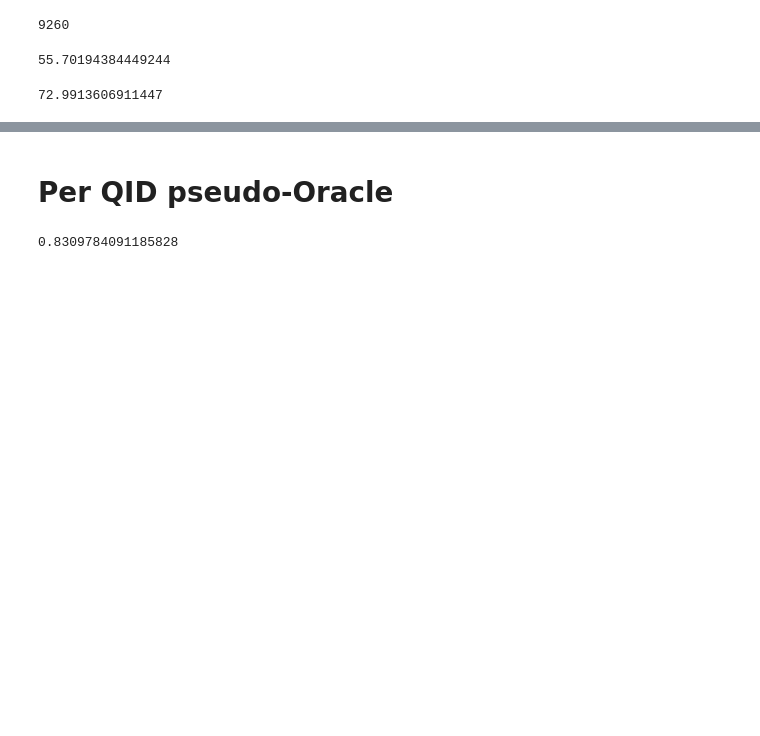
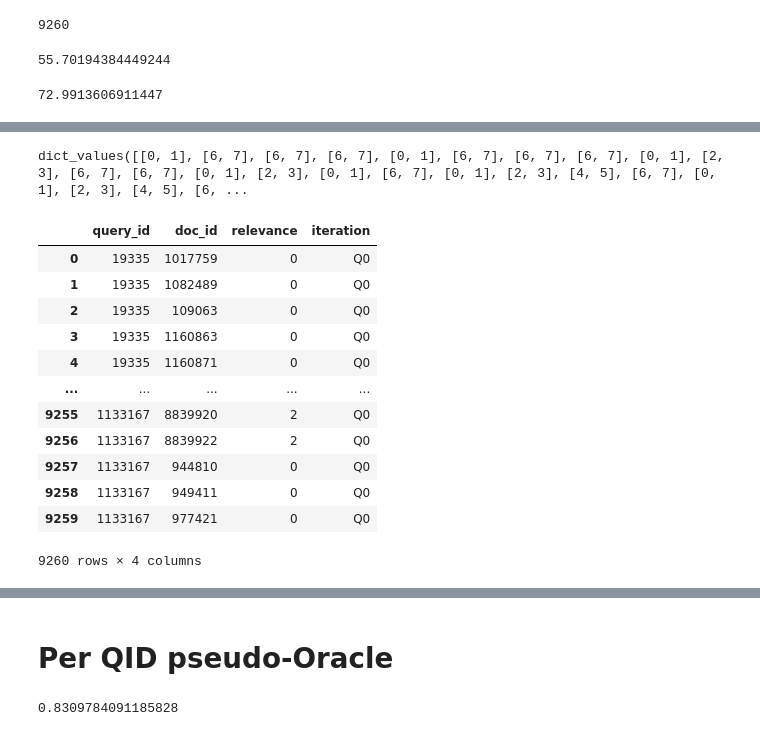
Before and after one commit to Parry-Parry/sigir25-annotation, a Jupyter notebook: analysis/oracle/oracle_runs.ipynb, the cells around one changed output, grey strips where cells are left out. Saved outputs shown, nothing was run; the diff lists cells and outputs as text; code cells hidden in the pictures; blank space fills up the shorter version.

```diff
--- a/analysis/oracle/oracle_runs.ipynb
+++ b/analysis/oracle/oracle_runs.ipynb
@@ -81,0 +265,4 @@ values[0] / (values[0] + values[1] + values[2] + values[3]) * 100 # percentage o
+# %%
+query_to_annotators.values()
+# %% [output]
+dict_values([[0, 1], [6, 7], [6, 7], [6, 7], [0, 1], [6, 7], [6, 7], [6, 7], [0, 1], [2, 3], [6, 7], [6, 7], [0, 1], [2, 3], [0, 1], [6, 7], [0, 1], [2, 3], [4, 5], [6, 7], [0, 1], [2, 3], [4, 5], [6, ...
@@ -81,0 +282,16 @@ values[0] / (values[0] + values[1] + values[2] + values[3]) * 100 # percentage o
+# %%
+original_qrels
+# %% [output]
+|  | query_id | doc_id | relevance | iteration |
+| 0 | 19335 | 1017759 | 0 | Q0 |
+| 1 | 19335 | 1082489 | 0 | Q0 |
+| 2 | 19335 | 109063 | 0 | Q0 |
+| 3 | 19335 | 1160863 | 0 | Q0 |
+| 4 | 19335 | 1160871 | 0 | Q0 |
+| ... | ... | ... | ... | ... |
+| 9255 | 1133167 | 8839920 | 2 | Q0 |
+| 9256 | 1133167 | 8839922 | 2 | Q0 |
+| 9257 | 1133167 | 944810 | 0 | Q0 |
+| 9258 | 1133167 | 949411 | 0 | Q0 |
+| 9259 | 1133167 | 977421 | 0 | Q0 |
+9260 rows × 4 columns
```
Also changed, not shown: parts of 35 cells of this notebook, 6 other files.
